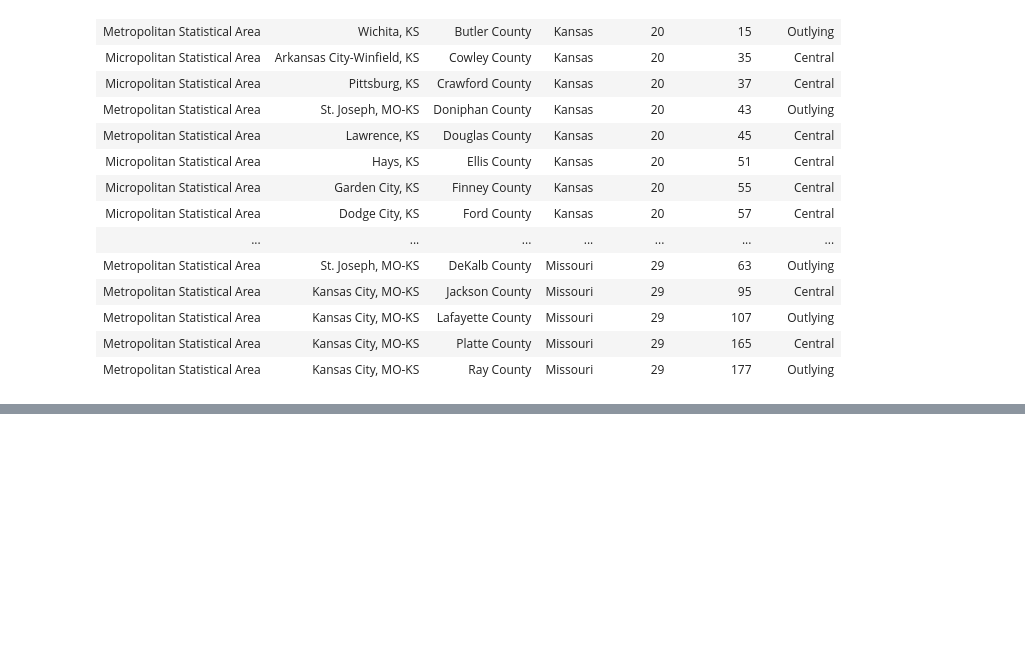
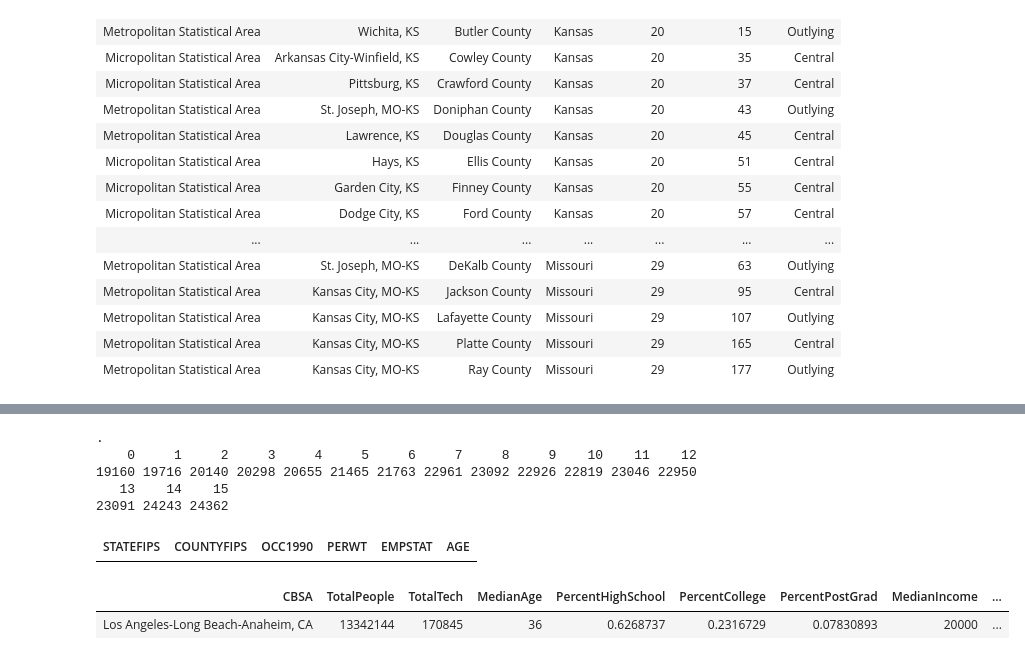
Before and after one commit to kutchko/SiliconSearch, a Jupyter notebook: inspect_prepare_data.ipynb, the cells around one changed output, grey strips where cells are left out. Saved outputs shown, nothing was run; the diff lists cells and outputs as text; code cells hidden in the pictures; blank space fills up the shorter version.

```diff
--- a/inspect_prepare_data.ipynb
+++ b/inspect_prepare_data.ipynb
@@ -271,0 +305,20 @@ Warning message in grepl("KS$", c("Aberdeen, SD", "Aberdeen, SD", "Aberdeen, WA"
+# %%
+df.ma %>%
+select(STATEFIPS, COUNTYFIPS, OCC1990, PERWT, EMPSTAT, AGE) %>%
+filter(is.na(OCC1990)) %>%
+filter(is.na(EMPSTAT)) %>%
+select(AGE) %>%
+table
+# %% [output]
+.
+    0     1     2     3     4     5     6     7     8     9    10    11    12
+19160 19716 20140 20298 20655 21465 21763 22961 23092 22926 22819 23046 22950
+   13    14    15
+23091 24243 24362
+# %%
+df.ma %>%
+select(STATEFIPS, COUNTYFIPS, OCC1990, PERWT, EMPSTAT, AGE) %>%
+filter(EMPSTAT == 'Employed') %>%
+filter(is.na(OCC1990))
+# %% [output]
+| STATEFIPS | COUNTYFIPS | OCC1990 | PERWT | EMPSTAT | AGE |
@@ -271,0 +333,5 @@ Warning message in grepl("KS$", c("Aberdeen, SD", "Aberdeen, SD", "Aberdeen, WA"
+# %%
+metro.summary.data %>% filter(grepl("Los Angeles", CBSA))
+# %% [output]
+| CBSA | TotalPeople | TotalTech | MedianAge | PercentHighSchool | PercentCollege | PercentPostGrad | MedianIncome | ... |
+| Los Angeles-Long Beach-Anaheim, CA | 13342144 | 170845 | 36 | 0.6268737 | 0.2316729 | 0.07830893 | 20000 | ... |
```
Also changed, not shown: parts of 4 cells of this notebook, 5 other files.
